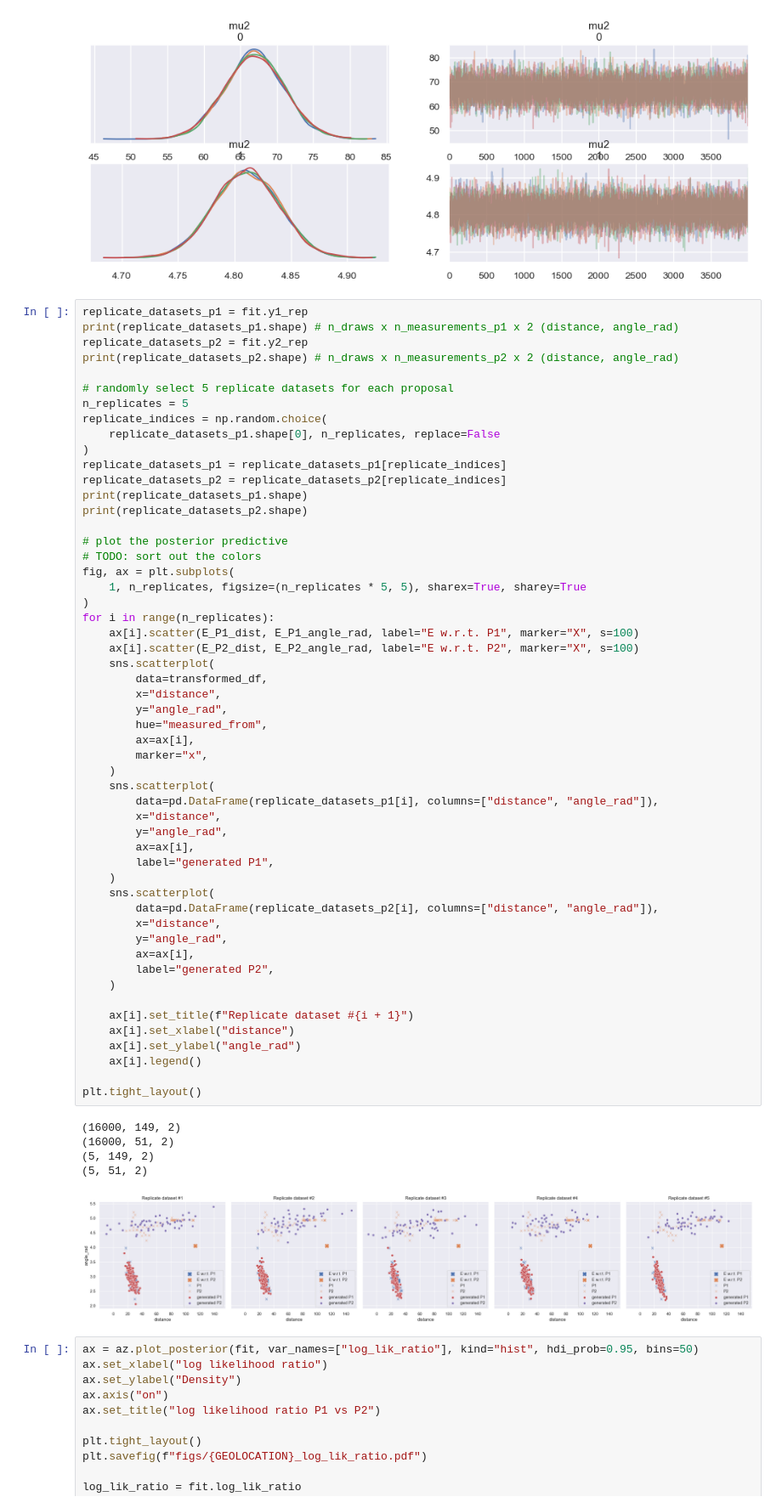
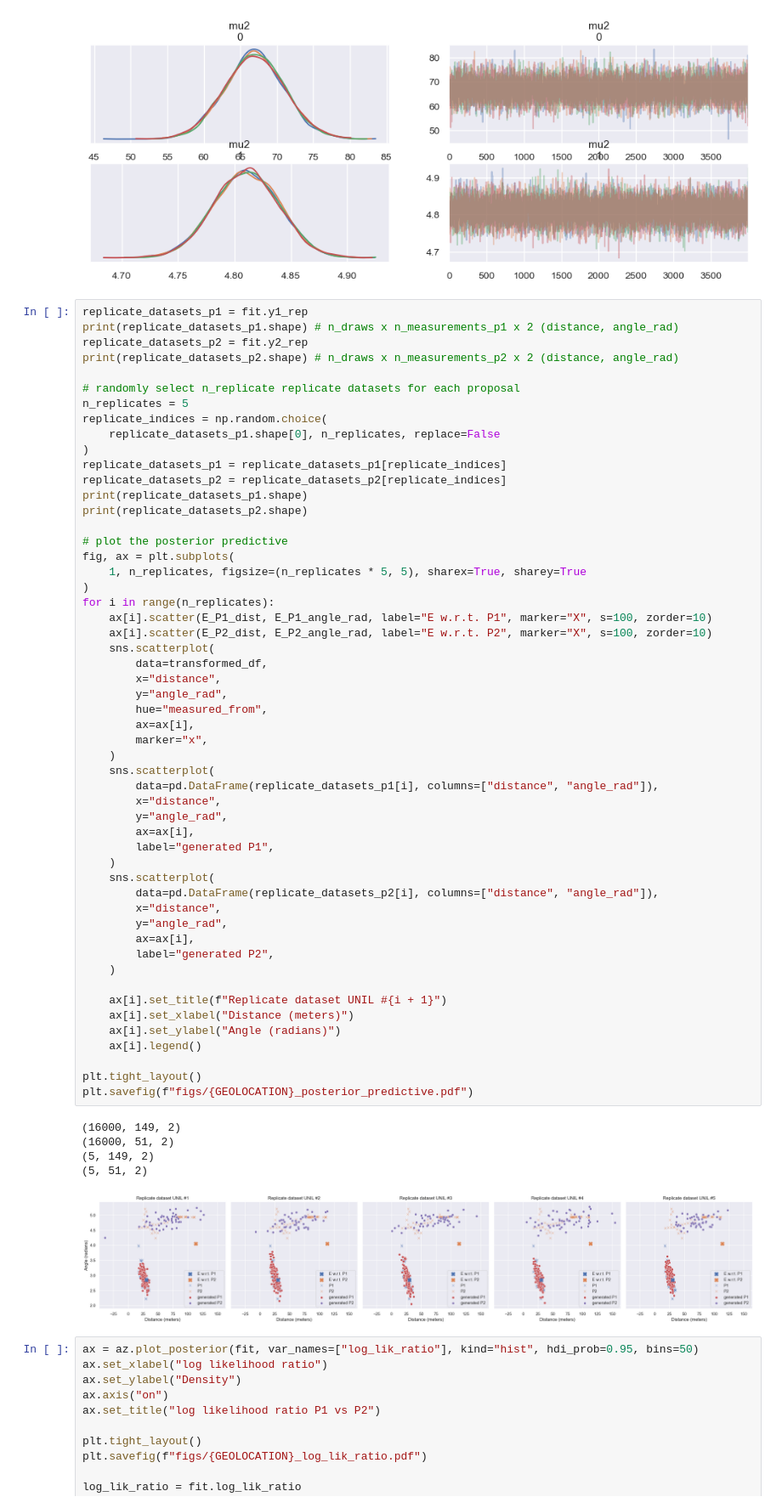
Before and after one commit to KlemenVovk/gps_evaluation, a Jupyter notebook: unil.ipynb, the cells around one changed output. Shown at 85% size. Cells and saved outputs as stored; diff of their text form.

```diff
--- a/unil.ipynb
+++ b/unil.ipynb
@@ -273,7 +273,7 @@ print(replicate_datasets_p1.shape) # n_draws x n_measurements_p1 x 2 (distance,
 replicate_datasets_p2 = fit.y2_rep
 print(replicate_datasets_p2.shape) # n_draws x n_measurements_p2 x 2 (distance, angle_rad)
 
-# randomly select 5 replicate datasets for each proposal
+# randomly select n_replicate replicate datasets for each proposal
 n_replicates = 5
 replicate_indices = np.random.choice(
     replicate_datasets_p1.shape[0], n_replicates, replace=False
@@ -284,48 +284,48 @@ print(replicate_datasets_p1.shape)
 print(replicate_datasets_p2.shape)
 
 # plot the posterior predictive
-# TODO: sort out the colors
 fig, ax = plt.subplots(
     1, n_replicates, figsize=(n_replicates * 5, 5), sharex=True, sharey=True
 )
 for i in range(n_replicates):
-    ax[i].scatter(E_P1_dist, E_P1_angle_rad, label="E w.r.t. P1", marker="X", s=100)
-    ax[i].scatter(E_P2_dist, E_P2_angle_rad, label="E w.r.t. P2", marker="X", s=100)
+    ax[i].scatter(E_P1_dist, E_P1_angle_rad, label="E w.r.t. P1", marker="X", s=100, zorder=10)
+    ax[i].scatter(E_P2_dist, E_P2_angle_rad, label="E w.r.t. P2", marker="X", s=100, zorder=10)
     sns.scatterplot(
         data=transformed_df,
         x="distance",
         y="angle_rad",
         hue="measured_from",
         ax=ax[i],
         marker="x",
     )
     sns.scatterplot(
         data=pd.DataFrame(replicate_datasets_p1[i], columns=["distance", "angle_rad"]),
         x="distance",
         y="angle_rad",
         ax=ax[i],
         label="generated P1",
     )
     sns.scatterplot(
         data=pd.DataFrame(replicate_datasets_p2[i], columns=["distance", "angle_rad"]),
         x="distance",
         y="angle_rad",
         ax=ax[i],
         label="generated P2",
     )
 
-    ax[i].set_title(f"Replicate dataset #{i + 1}")
-    ax[i].set_xlabel("distance")
-    ax[i].set_ylabel("angle_rad")
+    ax[i].set_title(f"Replicate dataset UNIL #{i + 1}")
+    ax[i].set_xlabel("Distance (meters)")
+    ax[i].set_ylabel("Angle (radians)")
     ax[i].legend()
 
 plt.tight_layout()
+plt.savefig(f"figs/{GEOLOCATION}_posterior_predictive.pdf")
 # %% [output]
 (16000, 149, 2)
 (16000, 51, 2)
 (5, 149, 2)
 (5, 51, 2)
-[figure, old version]
+[figure, new version]
 # %%
 ax = az.plot_posterior(fit, var_names=["log_lik_ratio"], kind="hist", hdi_prob=0.95, bins=50)
 ax.set_xlabel("log likelihood ratio")
```
Also changed, not shown: parts of 2 cells of this notebook, 11 other files.
